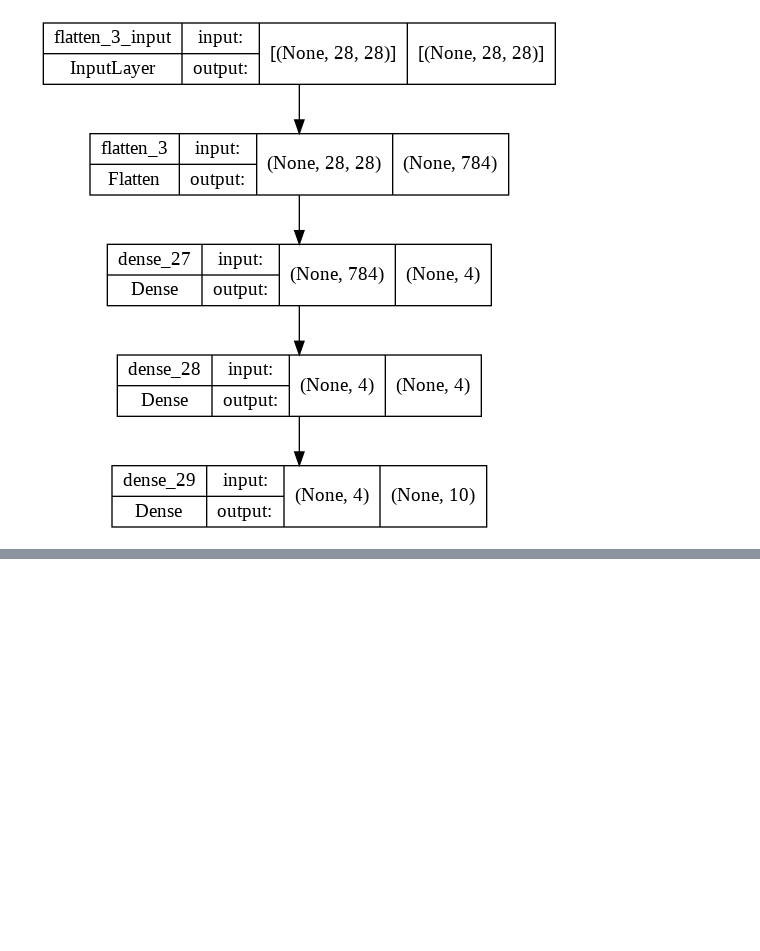
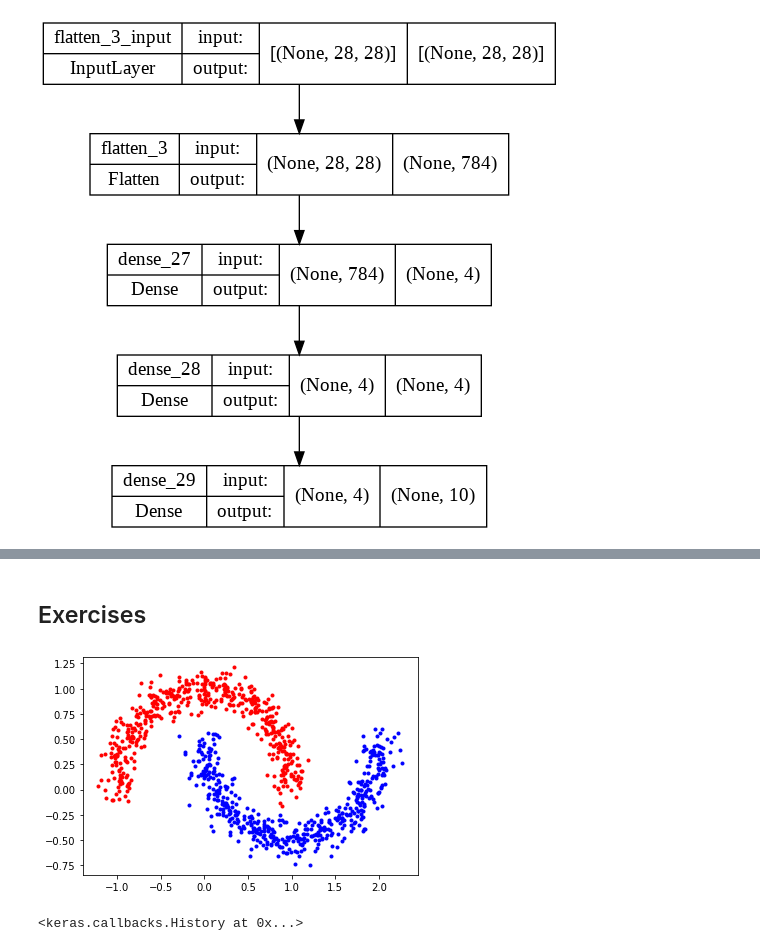
Before and after one commit to flaghunter21/TensorFlow-Practice, a Jupyter notebook: 02_neural_network_classification.ipynb, the cells around one changed output, grey strips where cells are left out. Drawn from its saved outputs; the diff is of its cells as text; code cells hidden in the pictures; blank space fills up the shorter version.

```diff
--- a/02_neural_network_classification.ipynb
+++ b/02_neural_network_classification.ipynb
@@ -1058,0 +1063,2 @@ plot_model(model_14, show_shapes=True)
+# %% [markdown]
+## Exercises
@@ -1058,0 +1083,8 @@ plot_model(model_14, show_shapes=True)
+# %%
+# 3. Create a classification dataset using Scikit-Learn's make_moons() function, visualize it and then build a model to fit it at over 85% accuracy.
+from sklearn.datasets import make_moons
+X, y = list(make_moons(n_samples=1000,noise=0.1, random_state=42))
+plt.plot(X[:, 0][y==1], X[:, 1][y==1], "b.")
+plt.plot(X[:, 0][y==0], X[:, 1][y==0], "r.");
+# %% [output]
+[figure, added]
@@ -1058,0 +1095,17 @@ plot_model(model_14, show_shapes=True)
+# %%
+tf.random.set_seed(42)
+
+moons_model = tf.keras.Sequential([
+                                   tf.keras.layers.Dense(5, activation='relu'),
+                                   tf.keras.layers.Dense(5, activation='relu'),
+                                   tf.keras.layers.Dense(1, activation='relu')
+
+])
+
+moons_model.compile(loss=tf.keras.losses.BinaryCrossentropy(),
+                    optimizer=tf.keras.optimizers.Adam(),
+                    metrics=['accuracy'])
+
+moons_model.fit(X_train, y_train, epochs=100, verbose=0)
+# %% [output]
+<keras.callbacks.History at 0x...>
```
Also changed, not shown: parts of 30 cells of this notebook.
